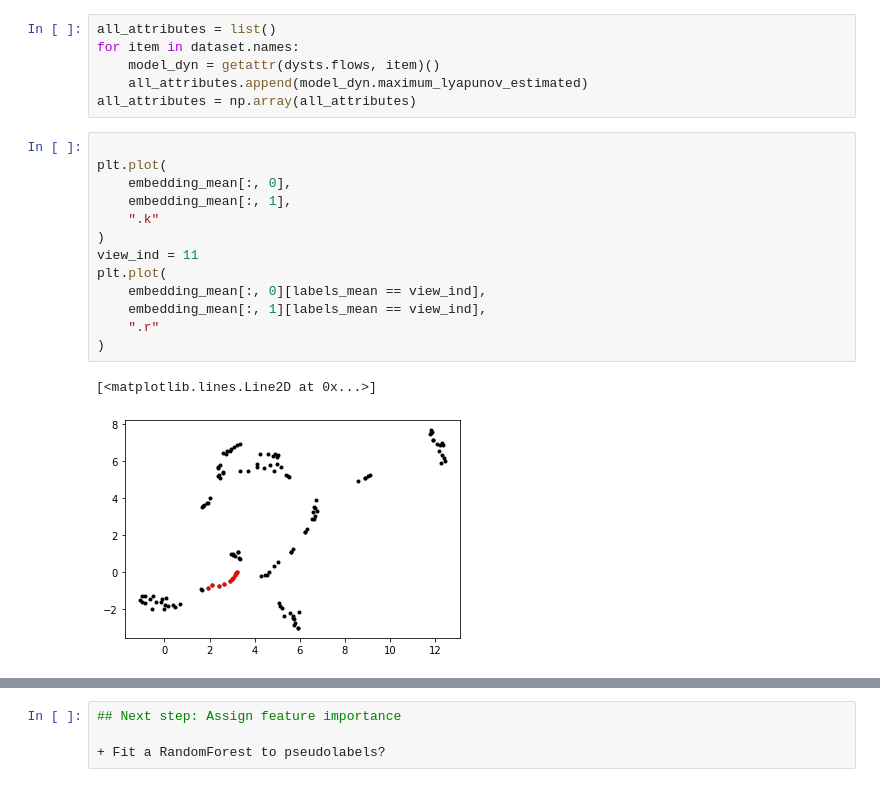
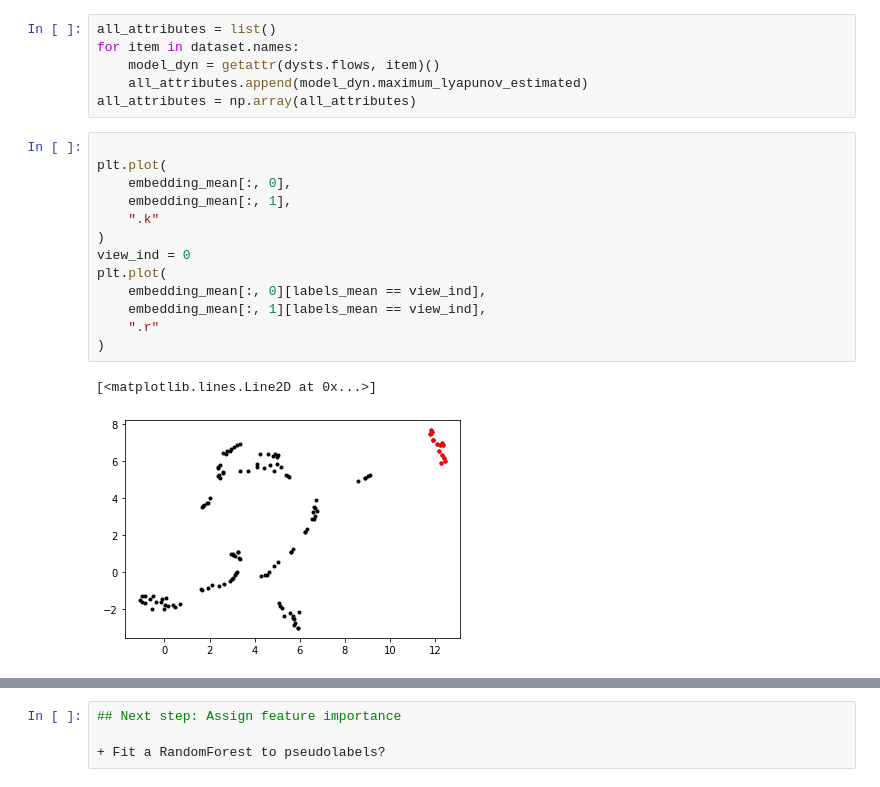
Before and after one commit to williamgilpin/dysts, a Jupyter notebook: descriptive_statistics.ipynb, the cells around one changed output, grey strips where cells are left out. Cells and saved outputs as stored; diff of their text form.

```diff
--- a/descriptive_statistics.ipynb
+++ b/descriptive_statistics.ipynb
@@ -128,19 +128,19 @@ all_attributes = np.array(all_attributes)
 # %%
 
 plt.plot(
     embedding_mean[:, 0],
     embedding_mean[:, 1],
     ".k"
 )
-view_ind = 11
+view_ind = 0
 plt.plot(
     embedding_mean[:, 0][labels_mean == view_ind],
     embedding_mean[:, 1][labels_mean == view_ind],
     ".r"
 )
 # %% [output]
 [<matplotlib.lines.Line2D at 0x...>]
-[figure, old version]
+[figure, new version]
 # %%
 import hdbscan
 
```
Also changed, not shown: parts of 7 cells of this notebook, 6 other files.
